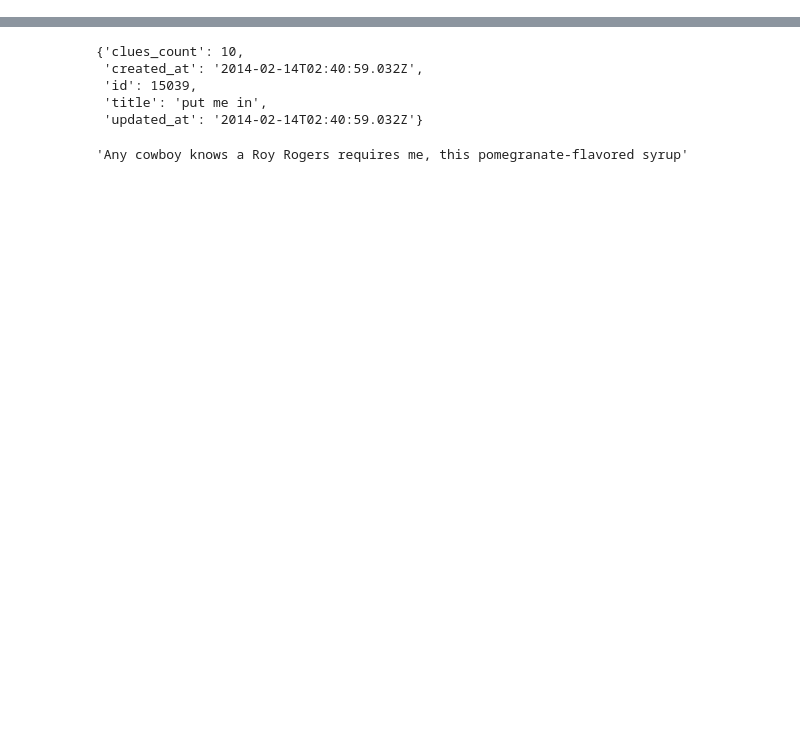
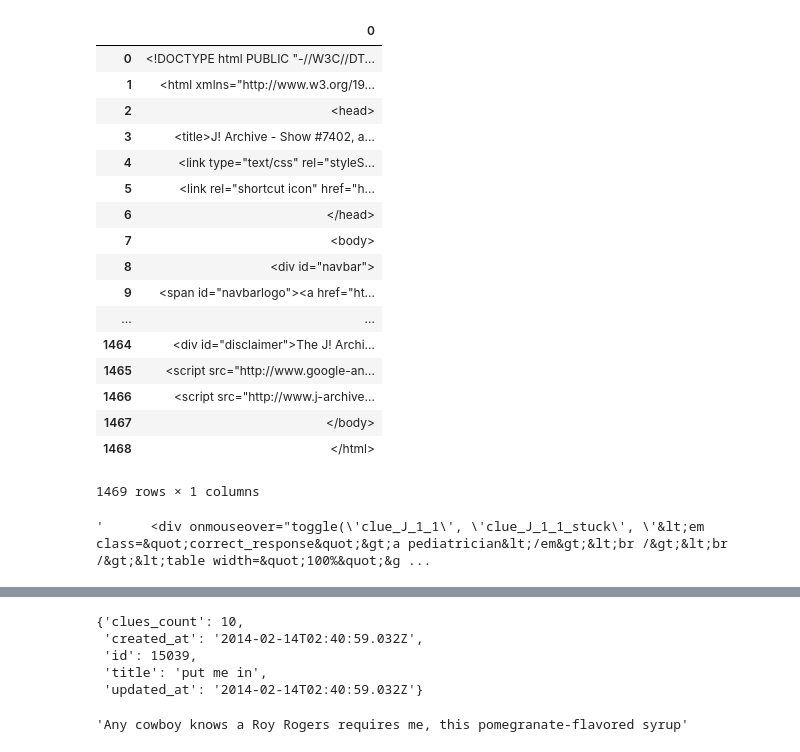
Before and after one commit to nfranchetti/Jeopardy, a Jupyter notebook: scraping_test.ipynb, the cells around one changed output, grey strips where cells are left out. Cells and saved outputs as stored; diff of their text form; code cells hidden in the pictures; blank space fills up the shorter version.

```diff
--- a/scraping_test.ipynb
+++ b/scraping_test.ipynb
@@ -2,6 +2,33 @@
 import numpy as np
 import pandas as pd
 import json
+# %%
+df = pd.read_table('http://www.j-archive.com/showgame.php?game_id=5458', header=None)
+# %%
+df
+# %% [output]
+|  | 0 |
+| 0 | <!DOCTYPE html PUBLIC "-//W3C//DT... |
+| 1 | <html xmlns="http://www.w3.org/19... |
+| 2 | <head> |
+| 3 | <title>J! Archive - Show #7402, a... |
+| 4 | <link type="text/css" rel="styleS... |
+| 5 | <link rel="shortcut icon" href="h... |
+| 6 | </head> |
+| 7 | <body> |
+| 8 | <div id="navbar"> |
+| 9 | <span id="navbarlogo"><a href="ht... |
+| ... | ... |
+| 1464 | <div id="disclaimer">The J! Archi... |
+| 1465 | <script src="http://www.google-an... |
+| 1466 | <script src="http://www.j-archive... |
+| 1467 | </body> |
+| 1468 | </html> |
+1469 rows × 1 columns
+# %%
+df[0][83]
+# %% [output]
+'      <div onmouseover="toggle(\'clue_J_1_1\', \'clue_J_1_1_stuck\', \'&lt;em class=&quot;correct_response&quot;&gt;a pediatrician&lt;/em&gt;&lt;br /&gt;&lt;br /&gt;&lt;table width=&quot;100%&quot;&g ...
 # %%
 df = pd.DataFrame(test)
 # %%
```
